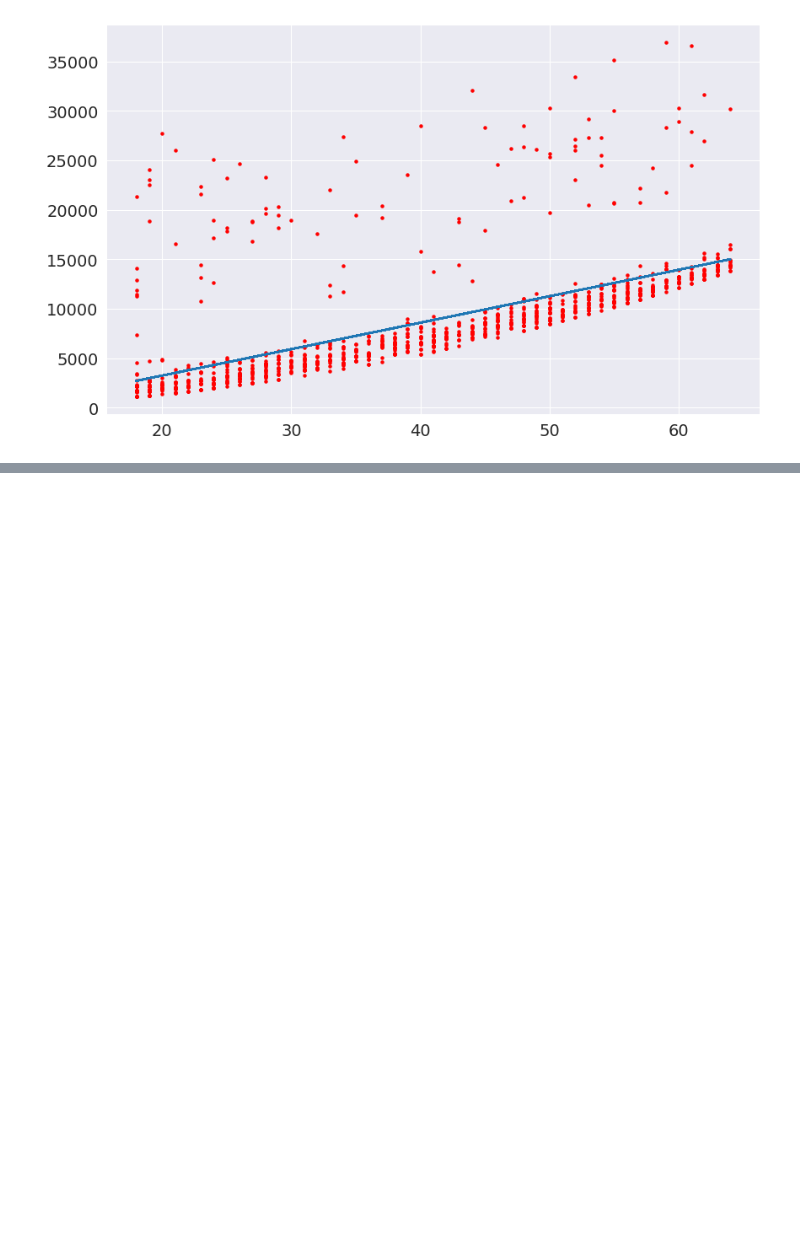
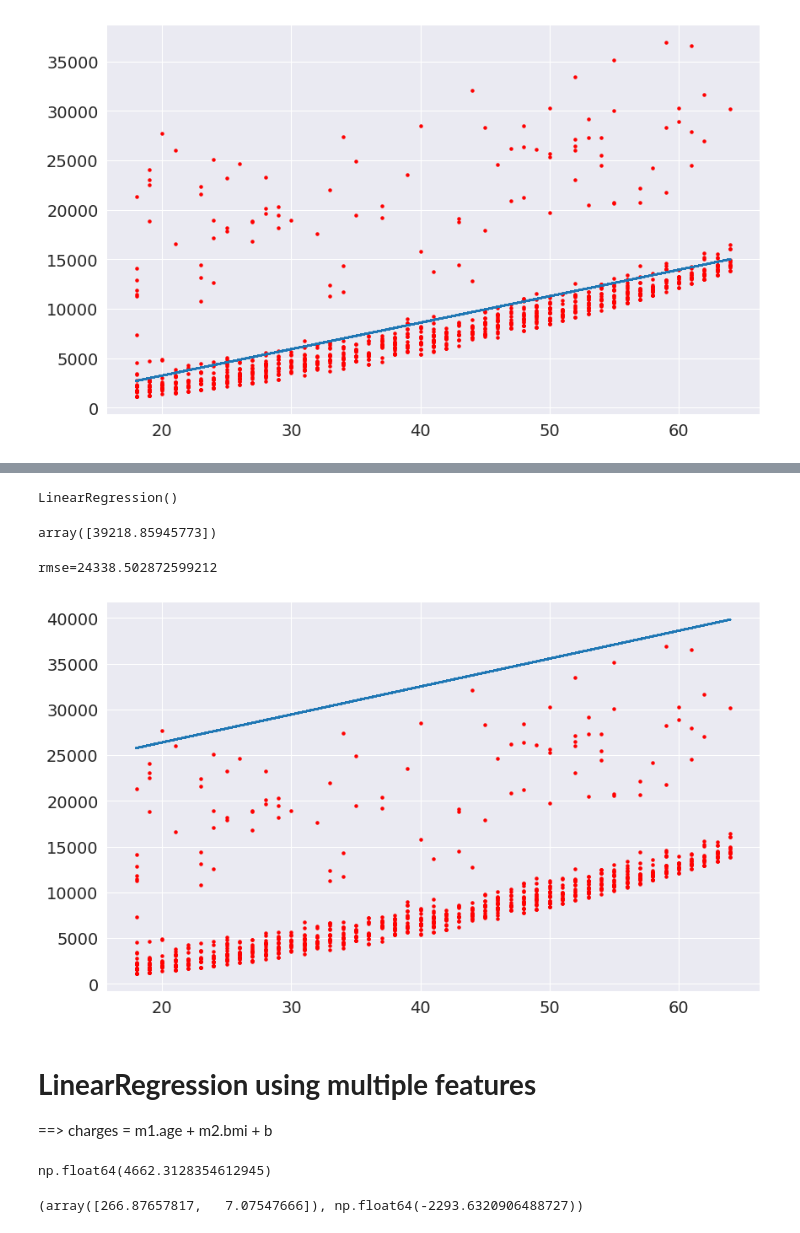
Before and after one commit to SonatonKumar/Python_project, a Jupyter notebook: prediction_of_health_insurance.ipynb, the cells around one changed output, grey strips where cells are left out. Saved outputs shown, nothing was run; the diff lists cells and outputs as text; code cells hidden in the pictures; blank space fills up the shorter version.

```diff
--- a/prediction_of_health_insurance.ipynb
+++ b/prediction_of_health_insurance.ipynb
@@ -198,7 +199,7 @@ corr_mat
 | region | 0.002127 | -0.004588 | 0.157566 | 0.016569 | -0.002181 | 1.000000 | -0.006208 |
 | charges | 0.299008 | -0.057292 | 0.198341 | 0.067998 | 0.787251 | -0.006208 | 1.000000 |
 # %%
-numeric_df=insurance_df.select_dtypes(include='number')
+numeric_df=numeric_df.select_dtypes(include='number')
 numeric_df
 # %% [output]
 |  | age | sex | bmi | children | smoker | region | charges |
@@ -317,3 +318,7 @@ try_params(a,b)
 # %% [output]
 rmse=4662.505766636395
 [figure]
+# %%
+inp=numeric_df[['age']]
+tar=numeric_df['charges']
+model.fit(inp,tar)
@@ -319,0 +331,3 @@ rmse=4662.505766636395
+# %%
+smoker_df=numeric_df[numeric_df.smoker==1]
+smoker_df
@@ -319,0 +348,18 @@ rmse=4662.505766636395
+# %%
+input=smoker_df[['age']]
+target=smoker_df['charges']
+model.fit(input,target)
+# %% [output]
+LinearRegression()
+# %%
+model.predict(pd.DataFrame([[62]], columns=['age']))
+# %% [output]
+array([39218.85945773])
+# %%
+try_params(model.coef_,model.intercept_)
+# %% [output]
+rmse=24338.502872599212
+[figure, added]
+# %% [markdown]
+# **LinearRegression using multiple features**
+==> charges = m1.age + m2.bmi + b
@@ -319,0 +370,11 @@ rmse=4662.505766636395
+# %%
+def rmse(predicts,targets):
+    rmse=np.sqrt(np.mean((predicts-targets)**2))
+    return rmse
+rmse(pre2,targets2)
+# %% [output]
+np.float64(4662.3128354612945)
+# %%
+model.coef_,model.intercept_
+# %% [output]
+(array([266.87657817,   7.07547666]), np.float64(-2293.6320906488727))
```
Also changed, not shown: parts of 23 cells of this notebook.
